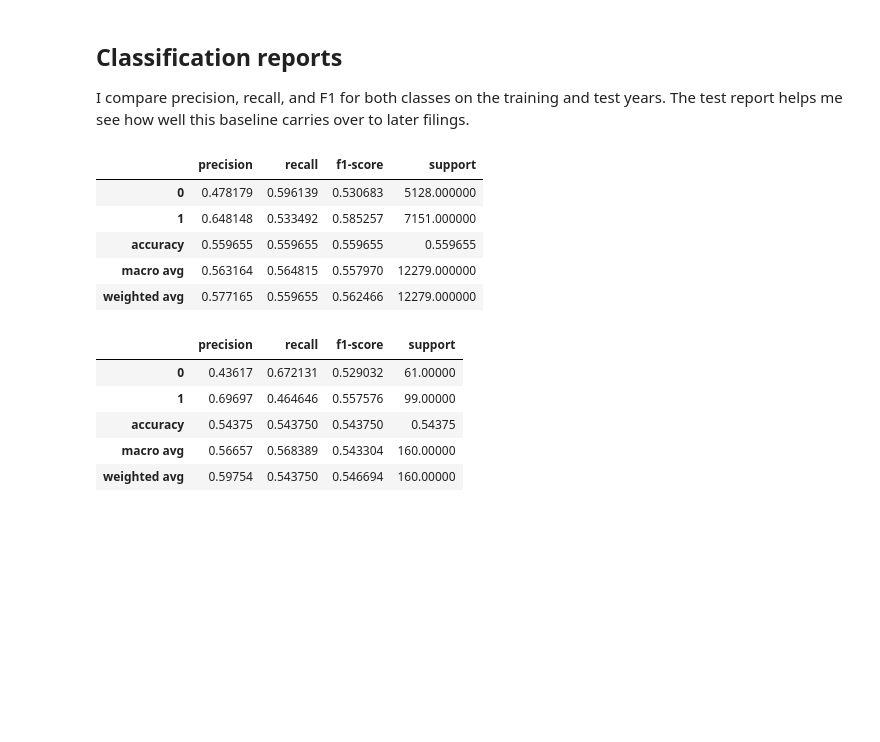
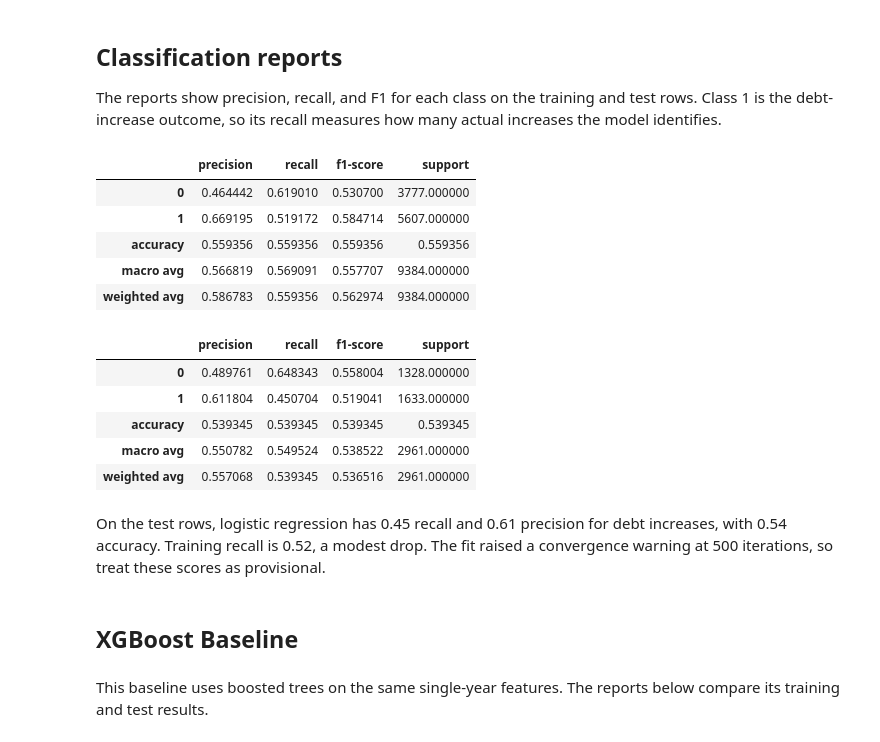
Before and after one commit to karanveerss383/FinFormer, a Jupyter notebook: notebooks/01_baseline.ipynb, the cells around one changed output. Saved outputs shown, nothing was run; the diff lists cells and outputs as text; code cells hidden in the pictures; blank space fills up the shorter version.

```diff
--- a/notebooks/01_baseline.ipynb
+++ b/notebooks/01_baseline.ipynb
@@ -72,6 +72,11 @@ combined_data = combined_data.sort_values([combined_data.index.name, "Fiscal Yea
 # %%
 print(combined_data.columns)
 print(combined_data.isna().sum())
+
+print("Duplicated Rows: ", combined_data.duplicated().sum())
+
+combined_data = combined_data.drop_duplicates()
+print("Duplicated Rows after drop: ", combined_data.duplicated().sum())
 # %% [output]
 Index(['Fiscal Year', 'Cash, Cash Equivalents & Short Term Investments',
        'Total Current Assets', 'Property, Plant & Equipment, Net',
@@ -113,6 +131,6 @@ I train on years before 2024 and test on later years. This keeps later filings o
 # %%
-train = combined_data[combined_data["Fiscal Year"] < 2024]
-test = combined_data[combined_data["Fiscal Year"] >= 2024]
+train = combined_data[combined_data["Fiscal Year"] < 2023]
+test = combined_data[combined_data["Fiscal Year"] >= 2023]
 if train.empty or test.empty:
     raise ValueError("Time-based split produced an empty train or test set")
 # %%
@@ -127,6 +145,6 @@ I start with logistic regression to get a simple baseline from one-year snapshot
 # %%
-model = LogisticRegression(max_iter=2000, class_weight="balanced")
-model.fit(train_features, train_label)
+logr_model = LogisticRegression(max_iter=500, class_weight="balanced")
+logr_model.fit(train_features, train_label)
 # %% [output]
 STOP: TOTAL NO. OF ITERATIONS REACHED LIMIT
 
@@ -142,9 +160,12 @@ from sklearn.metrics import (
     ConfusionMatrixDisplay,
     classification_report,
     confusion_matrix,
+    precision_score,
+    recall_score,
+    accuracy_score
 )
 
-y_hat = model.predict(train_features)
+logr_y_hat = logr_model.predict(train_features)
 
-conf_matrix = confusion_matrix(y_pred=y_hat, y_true=train_label)
+logr_conf_matrix = confusion_matrix(y_pred=logr_y_hat, y_true=train_label)
 # %%
@@ -155,28 +176,34 @@ ConfusionMatrixDisplay(conf_matrix).plot()
 # %% [markdown]
 ## Classification reports
 
-I compare precision, recall, and F1 for both classes on the training and test years. The test report helps me see how well this baseline carries over to later filings.
+The reports show precision, recall, and F1 for each class on the training and test rows. Class 1 is the debt-increase outcome, so its recall measures how many actual increases the model identifies.
 # %%
 pd.DataFrame(
-    classification_report(train_label, y_hat, output_dict=True)
+    classification_report(train_label, logr_y_hat, output_dict=True)
 ).T
 # %% [output]
 |  | precision | recall | f1-score | support |
-| 0 | 0.478179 | 0.596139 | 0.530683 | 5128.000000 |
-| 1 | 0.648148 | 0.533492 | 0.585257 | 7151.000000 |
-| accuracy | 0.559655 | 0.559655 | 0.559655 | 0.559655 |
-| macro avg | 0.563164 | 0.564815 | 0.557970 | 12279.000000 |
-| weighted avg | 0.577165 | 0.559655 | 0.562466 | 12279.000000 |
+| 0 | 0.464442 | 0.619010 | 0.530700 | 3777.000000 |
+| 1 | 0.669195 | 0.519172 | 0.584714 | 5607.000000 |
+| accuracy | 0.559356 | 0.559356 | 0.559356 | 0.559356 |
+| macro avg | 0.566819 | 0.569091 | 0.557707 | 9384.000000 |
+| weighted avg | 0.586783 | 0.559356 | 0.562974 | 9384.000000 |
 # %%
 pd.DataFrame(
     classification_report(
-        test_label, model.predict(test_features), output_dict=True
+        test_label, logr_model.predict(test_features), output_dict=True
     )
 ).T
 # %% [output]
 |  | precision | recall | f1-score | support |
-| 0 | 0.43617 | 0.672131 | 0.529032 | 61.00000 |
-| 1 | 0.69697 | 0.464646 | 0.557576 | 99.00000 |
-| accuracy | 0.54375 | 0.543750 | 0.543750 | 0.54375 |
-| macro avg | 0.56657 | 0.568389 | 0.543304 | 160.00000 |
-| weighted avg | 0.59754 | 0.543750 | 0.546694 | 160.00000 |
+| 0 | 0.489761 | 0.648343 | 0.558004 | 1328.000000 |
+| 1 | 0.611804 | 0.450704 | 0.519041 | 1633.000000 |
+| accuracy | 0.539345 | 0.539345 | 0.539345 | 0.539345 |
+| macro avg | 0.550782 | 0.549524 | 0.538522 | 2961.000000 |
+| weighted avg | 0.557068 | 0.539345 | 0.536516 | 2961.000000 |
+# %% [markdown]
+On the test rows, logistic regression has 0.45 recall and 0.61 precision for debt increases, with 0.54 accuracy. Training recall is 0.52, a modest drop. The fit raised a convergence warning at 500 iterations, so treat these scores as provisional.
+# %% [markdown]
+## XGBoost Baseline
+# %% [markdown]
+This baseline uses boosted trees on the same single-year features. The reports below compare its training and test results.
```
Also changed, not shown: parts of 35 cells of this notebook, 1 other file.
